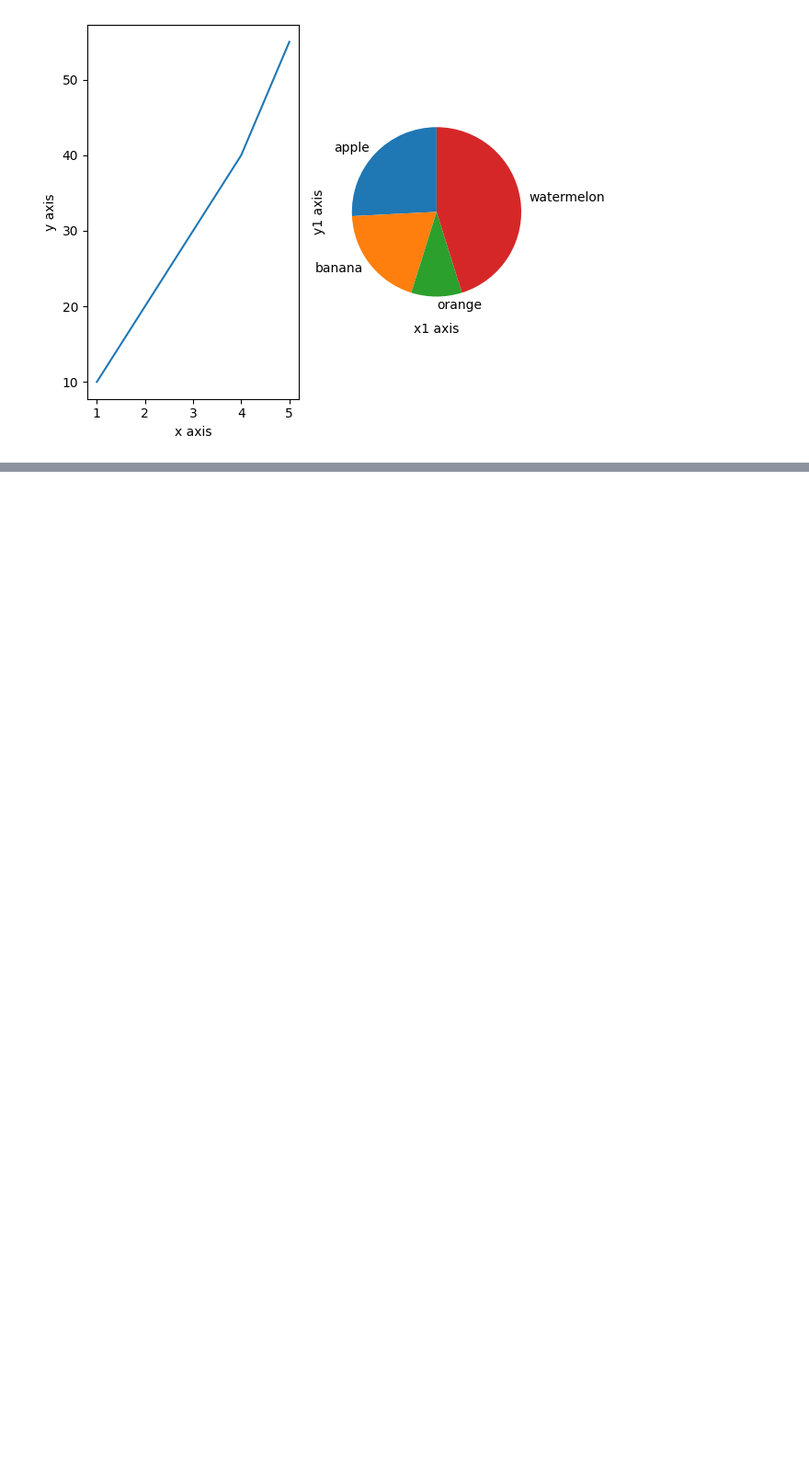
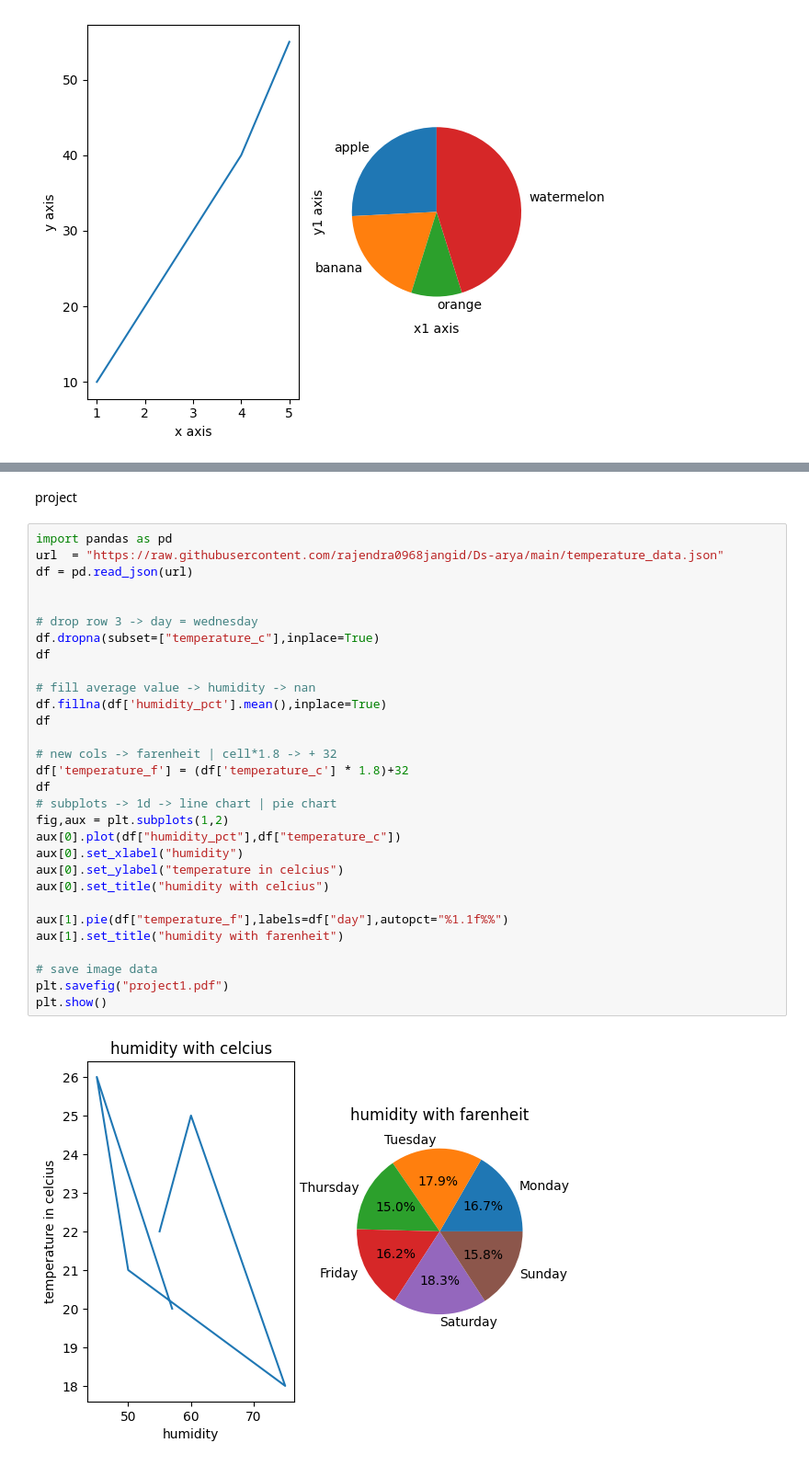
Before and after one commit to Vanshu2374/data-science-45-days, a Jupyter notebook: grass2.ipynb, the cells around one changed output, grey strips where cells are left out. Shown at 92% size. Saved outputs shown, nothing was run; the diff lists cells and outputs as text; blank space fills up the shorter version.

```diff
--- a/grass2.ipynb
+++ b/grass2.ipynb
@@ -228,0 +316,34 @@ import matplotlib.pyplot as plt
+# %% [markdown]
+project
+# %%
+import pandas as pd
+url  = "https://raw.githubusercontent.com/rajendra0968jangid/Ds-arya/main/temperature_data.json"
+df = pd.read_json(url)
+
+
+# drop row 3 -> day = wednesday
+df.dropna(subset=["temperature_c"],inplace=True)
+df
+
+# fill average value -> humidity -> nan
+df.fillna(df['humidity_pct'].mean(),inplace=True)
+df
+
+# new cols -> farenheit | cell*1.8 -> + 32
+df['temperature_f'] = (df['temperature_c'] * 1.8)+32
+df
+# subplots -> 1d -> line chart | pie chart
+fig,aux = plt.subplots(1,2)
+aux[0].plot(df["humidity_pct"],df["temperature_c"])
+aux[0].set_xlabel("humidity")
+aux[0].set_ylabel("temperature in celcius")
+aux[0].set_title("humidity with celcius")
+
+aux[1].pie(df["temperature_f"],labels=df["day"],autopct="%1.1f%%")
+aux[1].set_title("humidity with farenheit")
+
+# save image data
+plt.savefig("project1.pdf")
+plt.show()
+# %% [output]
+[figure, added]
```
Also changed, not shown: parts of 4 cells of this notebook.
